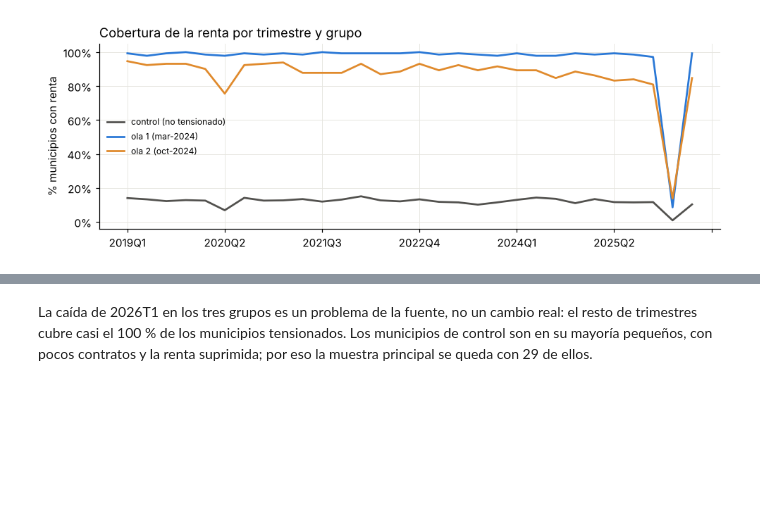
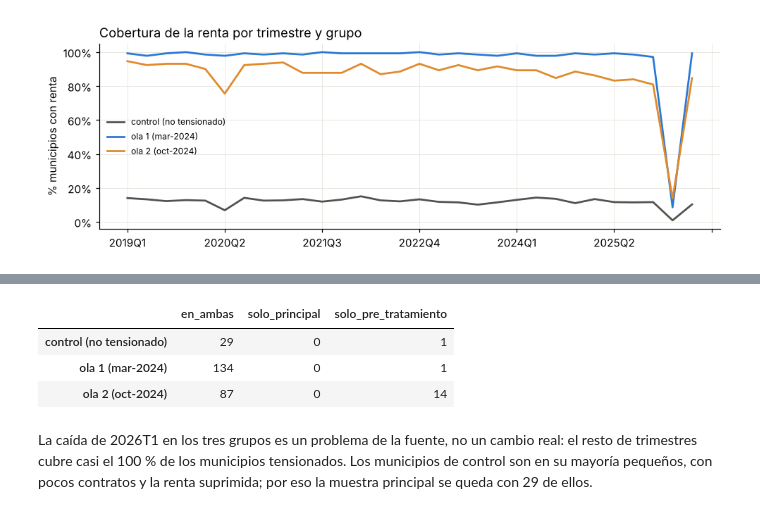
Before and after one commit to mmercedesgonzalezmorales-hash/TFM-Data-Science, a Jupyter notebook: notebooks/02_preparacion_datos.ipynb, the cells around one changed output, grey strips where cells are left out. Drawn from its saved outputs; the diff is of its cells as text; code cells hidden in the pictures; blank space fills up the shorter version.

```diff
--- a/notebooks/02_preparacion_datos.ipynb
+++ b/notebooks/02_preparacion_datos.ipynb
@@ -195,3 +219,10 @@ plt.tight_layout(); plt.show()
+# %%
+pd.DataFrame(resumen["comparacion_muestras"]).T
+# %% [output]
+|  | en_ambas | solo_principal | solo_pre_tratamiento |
+| control (no tensionado) | 29 | 0 | 1 |
+| ola 1 (mar-2024) | 134 | 0 | 1 |
+| ola 2 (oct-2024) | 87 | 0 | 14 |
 # %% [markdown]
 La caída de 2026T1 en los tres grupos es un problema de la fuente, no un cambio real: el resto de
 trimestres cubre casi el 100 % de los municipios tensionados. Los municipios de control son en su mayoría
```
Also changed, not shown: parts of 9 cells of this notebook, 4 other files.
